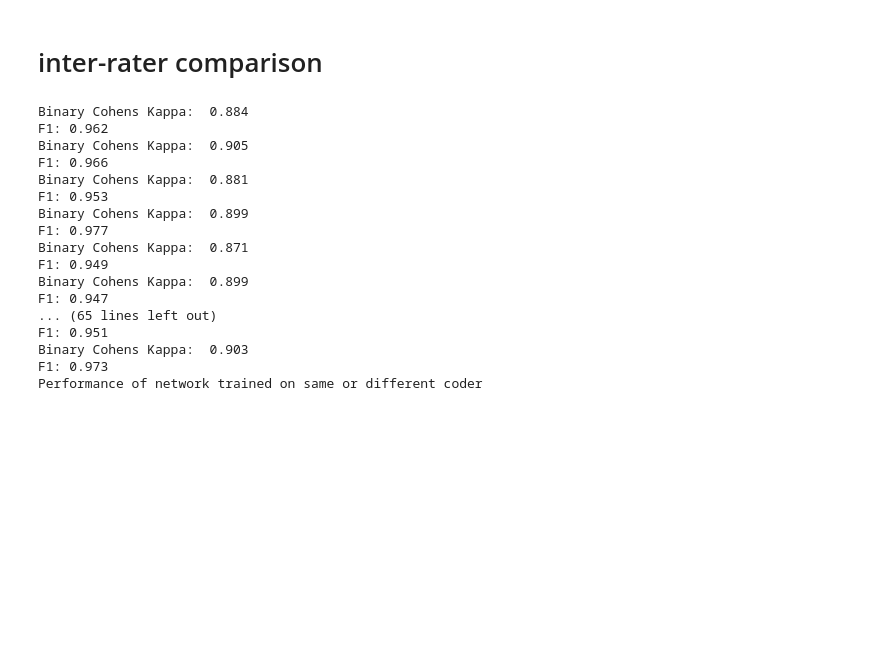
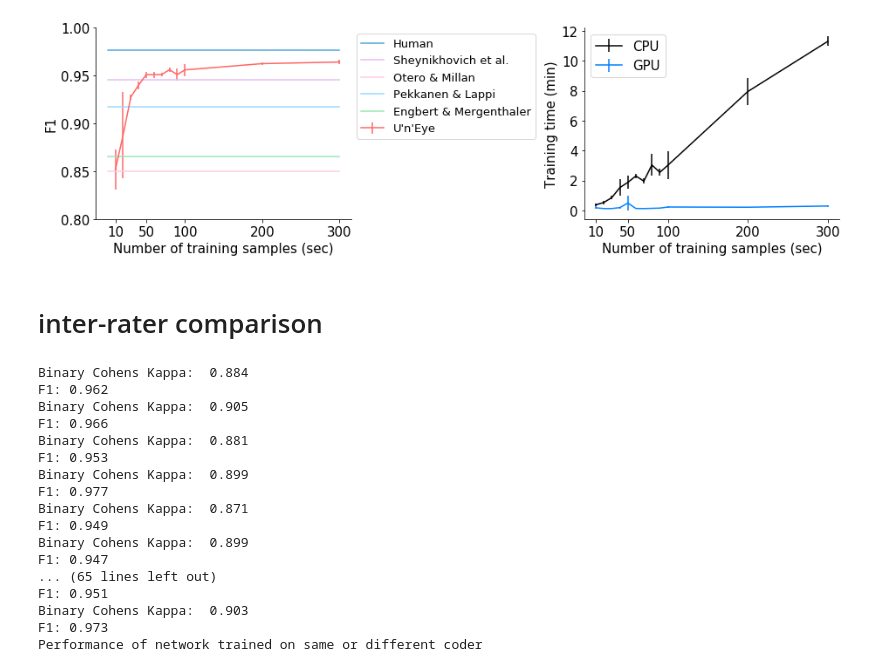
Before and after one commit to berenslab/uneye, a Jupyter notebook: analysis scripts/analyses.ipynb, the cells around one changed output. Drawn from its saved outputs; the diff is of its cells as text; code cells hidden in the pictures; blank space fills up the shorter version.

Commit message:
figure-generating script

```diff
--- a/analysis scripts/analyses.ipynb
+++ b/analysis scripts/analyses.ipynb
@@ -258,3 +570,87 @@ display(df_averaged)
+# %%
+# test others
+folder_others = 'predictions_other_algorithms'
+
+# SHeynikovich
+Lshey = np.loadtxt(os.path.join(folder_others,'Sheynikhovich/dataset1_setA_Sheynikhovich_Labels.csv'),
+                          delimiter=',')
+true_pos,false_pos,false_neg,on_distance,off_distance = uneye.functions.accuracy(Labels.astype(float),Lshey.astype(float))
+f1_shey = (2 * true_pos)/(2 * true_pos + false_neg + false_pos)
+kappa_shey = cohenskappa(Labels.astype(float).flatten(),Lshey.astype(float).flatten())
+
+# Otero-Millan
+Lom = np.loadtxt(os.path.join(folder_others,'OteroMillan','dataset1setALabels.csv'),
+                          delimiter=',')
+true_pos,false_pos,false_neg,on_distance,off_distance = uneye.functions.accuracy(Labels.astype(float),Lom.astype(float))
+f1_om = (2 * true_pos)/(2 * true_pos + false_neg + false_pos)
+kappa_om = cohenskappa(Labels.astype(float).flatten(),Lom.astype(float).flatten())
+
+# for others use predictions loaded above:
+# human
+f1_human = np.mean(np.array(df3['f1'][df3['ID']=='dataset1'][df3['Algorithm']=='human']))
+
+# NSLR-HMM
+f1_nslr = np.mean(np.array(df3['f1'][df3['ID']=='dataset1'][df3['Algorithm']=='nslr-hmm']))
+
+# EM
+f1_em = np.mean(np.array(df3['f1'][df3['ID']=='dataset1'][df3['Algorithm']=='em_best_lambda_for_f1']))
+
+##################################
+# PLOT --------------------------
+colors = [
+
+    [0.3,0.65,0.85],
+    [1,0.4,0.4],
+    [0.6,0.9,0.7],
+    [0.6,0.9,0.7],
+    [1,0.8,0.9],
+    [0.9,0.75,0.95],
+    [0.6,0.85,1],
+    [0.5,0.75,0.65]
+]
+import seaborn as sns
+
+figure(figsize=(13,4))
+ax = subplot(121)
+errorbar(N,np.mean(np.median(F1,2),1),yerr=np.std(np.median(F1,2),1),lw=1.5,label="U'n'Eye",c=colors[1])
+ax.spines['right'].set_visible(False)
+ax.spines['top'].set_visible(False)
+#ax.spines['bottom'].set_visible(False)
+ylim(0.8,1)
+ylabel("F1",fontsize=15)
+yticks(np.arange(0.8,1.01,0.05),fontsize=15)
+xlabel('Number of training samples (sec)',fontsize=15)
+yticks(fontsize=15)
+xticks([10,50,100,200,300],['10','50','100','200','300'],fontsize=15)
+
+# plot others
+plot([0,300],[f1_human,f1_human],label='Human',c=colors[0])
+plot([0,300],[f1_shey,f1_shey],label='Sheynikhovich et al.',c=colors[5])
+plot([0,300],[f1_om,f1_om],label='Otero & Millan',c=colors[4])
+plot([0,300],[f1_nslr,f1_nslr],label='Pekkanen & Lappi',c=colors[6])
+plot([0,300],[f1_em,f1_em],label='Engbert & Mergenthaler',c=colors[3])
+legend(fontsize=13,bbox_to_anchor=(1,1))
+
+# Computation time
+T_gpu = np.load('dataset1_trainingtime_gpu.npy')
+T_gpu /= 60
+T = np.load('dataset1_trainingtime.npy')
+T /= 60
+ax = subplot(122)
+errorbar(N,np.mean(T,1),yerr=np.std(T,1),lw=1.5,c='k',label='CPU')
+errorbar(N,np.mean(np.median(T_gpu,2),1),yerr=np.std(np.median(T_gpu,2),1),lw=1.5,c=[0,0.5,1],label='GPU')
+ax.spines['right'].set_visible(False)
+ax.spines['top'].set_visible(False)
+xlabel('Number of training samples (sec)',fontsize=15)
+ylabel("Training time (min)",fontsize=15)
+yticks(fontsize=15)
+xticks([10,50,100,200,300],['10','50','100','200','300'],fontsize=15)
+legend(fontsize=15)
+tight_layout()
+#savefig('ntraining_f1.pdf')
+show()
+# %% [output]
+[figure, added]
 # %% [markdown]
 # inter-rater comparison
 # %%
```
Also changed, not shown: parts of 22 cells of this notebook.
